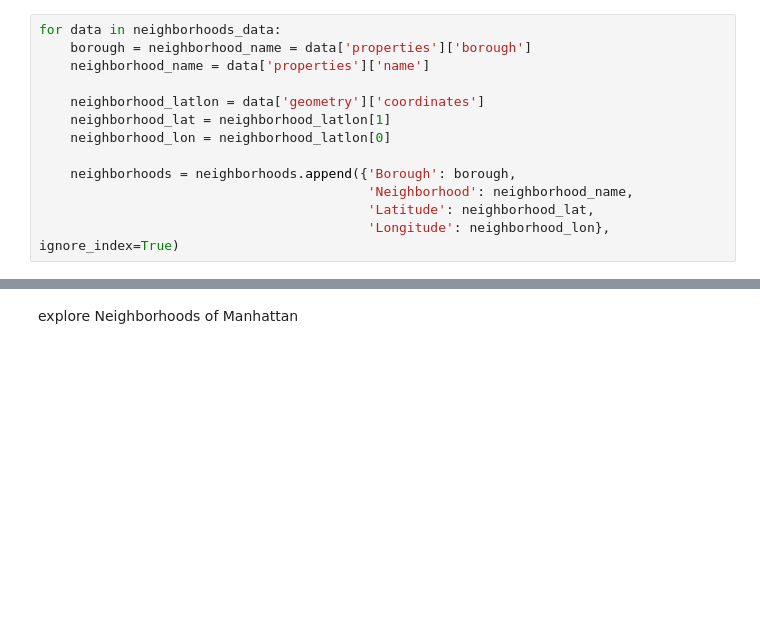
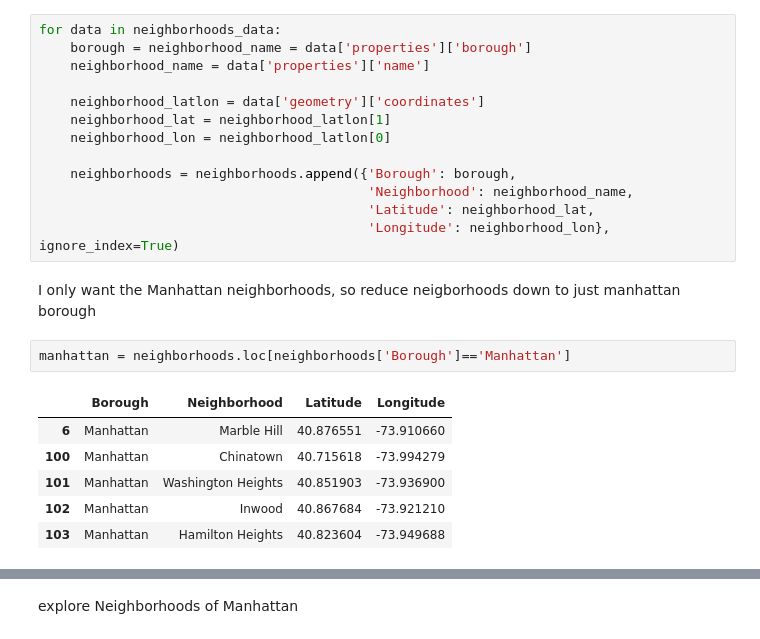
Before and after one commit to githubchinny/data-science, a Jupyter notebook: manhattan/ManhattanJazz.ipynb, the cells around one changed output, grey strips where cells are left out. Cells and saved outputs as stored; diff of their text form; blank space fills up the shorter version.

```diff
--- a/manhattan/ManhattanJazz.ipynb
+++ b/manhattan/ManhattanJazz.ipynb
@@ -176,3 +269,14 @@ for data in neighborhoods_data:
                                           'Neighborhood': neighborhood_name,
                                           'Latitude': neighborhood_lat,
                                           'Longitude': neighborhood_lon}, ignore_index=True)
+# %% [markdown]
+I only want the Manhattan neighborhoods, so reduce neigborhoods down to just manhattan borough
+# %%
+manhattan = neighborhoods.loc[neighborhoods['Borough']=='Manhattan']
+# %% [output]
+|  | Borough | Neighborhood | Latitude | Longitude |
+| 6 | Manhattan | Marble Hill | 40.876551 | -73.910660 |
+| 100 | Manhattan | Chinatown | 40.715618 | -73.994279 |
+| 101 | Manhattan | Washington Heights | 40.851903 | -73.936900 |
+| 102 | Manhattan | Inwood | 40.867684 | -73.921210 |
+| 103 | Manhattan | Hamilton Heights | 40.823604 | -73.949688 |
```
Also changed, not shown: parts of 25 cells of this notebook.
